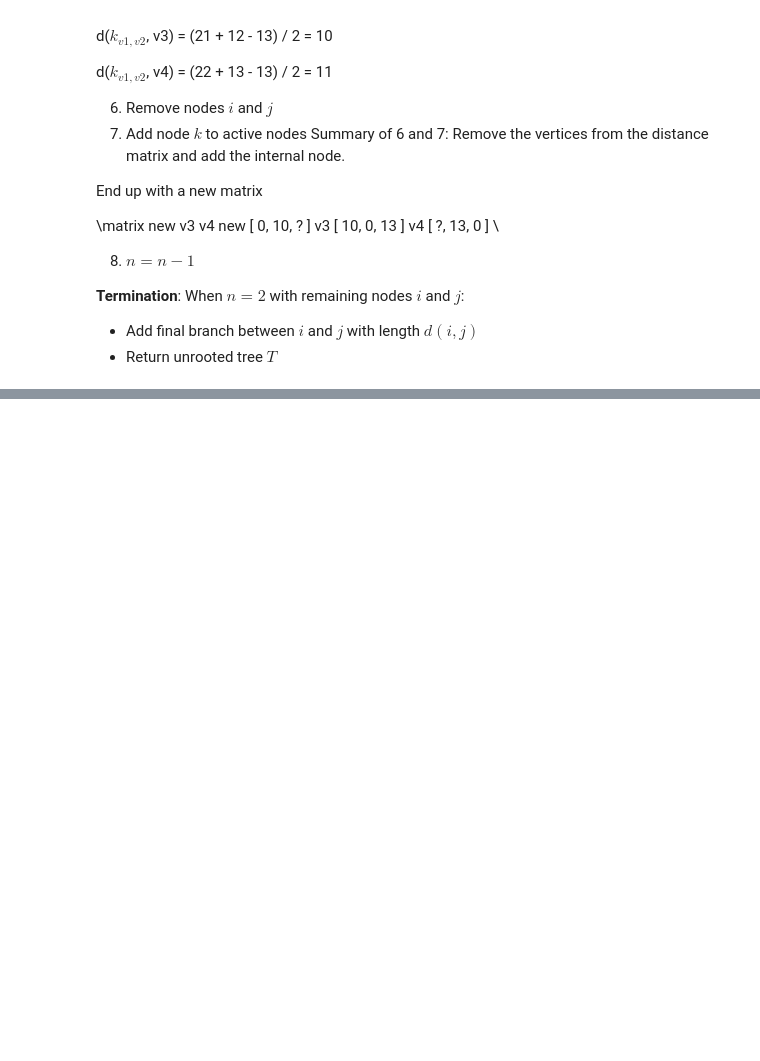
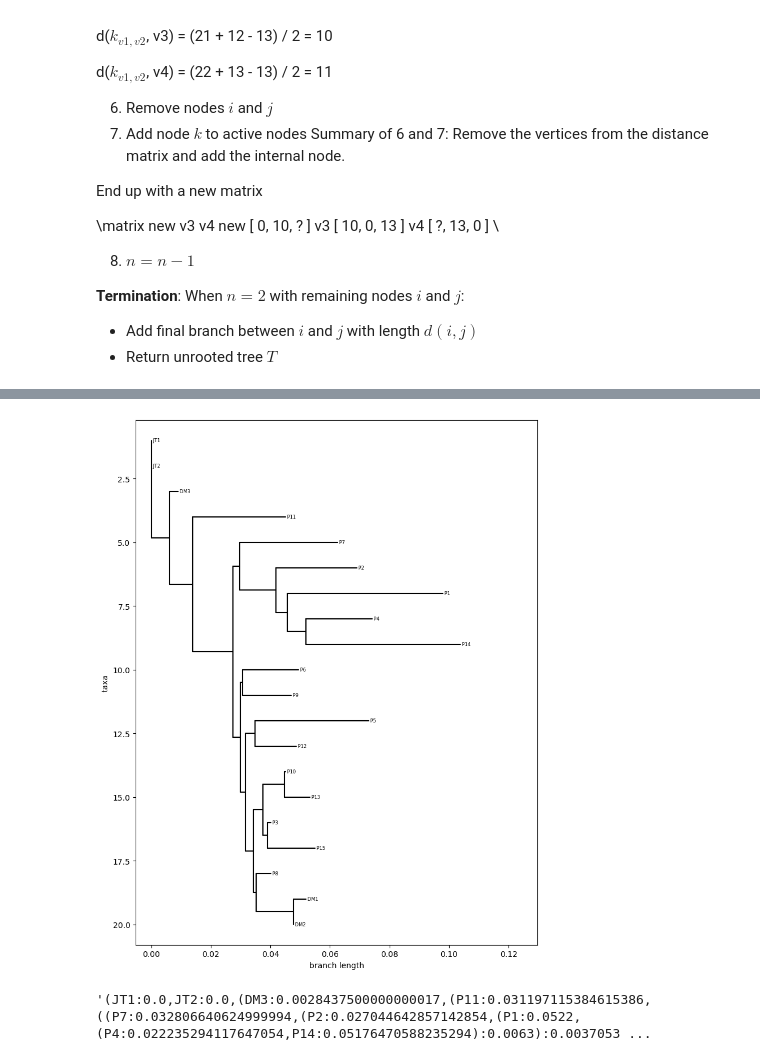
Before and after one commit to MarcosEquizaGasco/BINF6250_Project06, a Jupyter notebook: project06/project06.ipynb, the cells around one changed output, grey strips where cells are left out. Cells and saved outputs as stored; diff of their text form; code cells hidden in the pictures; blank space fills up the shorter version.

Commit message:
finished NJ function and Tree class

```diff
--- a/project06/project06.ipynb
+++ b/project06/project06.ipynb
@@ -213,7 +213,3 @@ def build_distance_matrix(sequences: Dict[str, str]) -> Tuple[np.ndarray, List[s
             dist_mat[row][column] = dist_mat[column][row] =  distance
 
     return dist_mat, ids
-# %%
-seqs=read_fasta('data/lafayette_SARS_RT.fasta')
-mat, ids = build_distance_matrix(seqs)
-mat[0:3, 0:3]
@@ -328,9 +254,3 @@ def find_min_pair(q_matrix, n):
 
     # Return the indices
     return min_i, min_j
-# %%
-# SANITY CHECK, DELETE LATER
-i, j = find_min_pair(q_matrix, 4)
-print(i)
-print(j)
-print(q_matrix[i][j])
@@ -347,13 +263,3 @@ def calculate_branch_length(distance_matrix, row_sums, node1, node2, n):
 
     # Return branch lengths
     return d_node1, d_node2
-# %%
-# SANITY CHECK DELETE LATER
-arr = np.array([[0, 13, 21, 22],
-                [13, 0, 12, 13],
-                [21, 12, 0, 13],
-                [22, 13, 13, 0]])
-row_sums = [56, 38, 46, 48]
-di, dj = calculate_branch_length(arr, row_sums, 0, 1, 4)
-print(f'di: {di}')
-print(f'dj: {dj}')
@@ -520,7 +497,7 @@ def plot_tree(newick_tree: str) -> None:
 # %%
 if __name__ == "__main__":
     # Read HIV RT sequences
-    sequences = read_fasta("lafayette_SARS_RT.fasta")
+    sequences = read_fasta("data/lafayette_SARS_RT.fasta")
 
     # Build distance matrix using Smith-Waterman
     dist_matrix, seq_ids = build_distance_matrix(sequences)
@@ -530,3 +507,4 @@ if __name__ == "__main__":
 
     # Plot tree
     plot_tree(tree)
+# %% [output]
@@ -532,0 +530,5 @@ if __name__ == "__main__":
+[figure, added]
+# %%
+tree
+# %% [output]
+'(JT1:0.0,JT2:0.0,(DM3:0.0028437500000000017,(P11:0.031197115384615386,((P7:0.032806640624999994,(P2:0.027044642857142854,(P1:0.0522,(P4:0.022235294117647054,P14:0.05176470588235294):0.0063):0.0037053 ...
```
Also changed, not shown: parts of 7 cells of this notebook, 1 other file.
